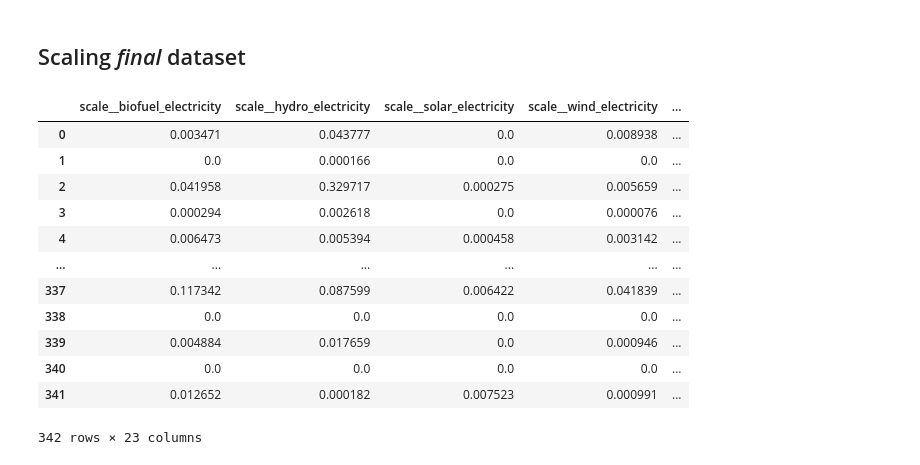
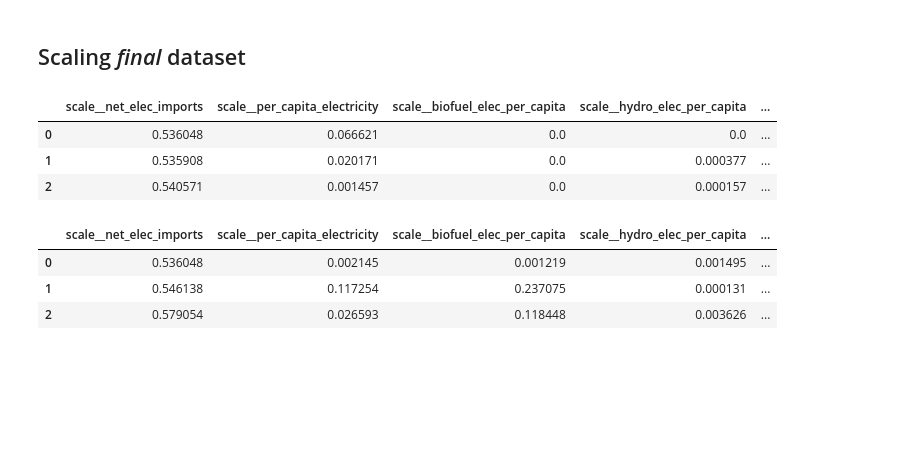
Before and after one commit to up841068/energy-economic-growth, a Jupyter notebook: preprocessing_final.ipynb, the cells around one changed output. Saved outputs shown, nothing was run; the diff lists cells and outputs as text; code cells hidden in the pictures; blank space fills up the shorter version.

```diff
--- a/preprocessing_final.ipynb
+++ b/preprocessing_final.ipynb
@@ -361,20 +367,24 @@ At this point, we have the full dataset with with all target values filled
 # %% [markdown]
 ## Treating 'NaN's from the features
 # %%
-# Checking countries that have more than 20 NaN values in its features (>25%)
+# Checking countries that have more than 35% NaN values in its features
 
-columns = ['biofuel_electricity', 'hydro_electricity', 'solar_electricity', 'wind_electricity',
-           'coal_electricity', 'fossil_electricity', 'gas_production', 'greenhouse_gas_emissions',
-           'low_carbon_electricity', 'net_elec_imports', 'nuclear_electricity', 'oil_production',
-           'primary_energy_consumption','hydro_consumption','per_capita_electricity','biofuel_elec_per_capita',
-           'hydro_elec_per_capita','solar_elec_per_capita','wind_elec_per_capita']
+# feat_columns = ['biofuel_electricity', 'hydro_electricity', 'solar_electricity', 'wind_electricity',
+#            'coal_electricity', 'fossil_electricity', 'gas_production', 'greenhouse_gas_emissions',
+#            'low_carbon_electricity', 'net_elec_imports', 'nuclear_electricity', 'oil_production',
+#            'primary_energy_consumption','hydro_consumption','per_capita_electricity','biofuel_elec_per_capita',
+#            'hydro_elec_per_capita','solar_elec_per_capita','wind_elec_per_capita']
+
+feat_columns = ['net_elec_imports','per_capita_electricity','biofuel_elec_per_capita', 'hydro_elec_per_capita','solar_elec_per_capita','wind_elec_per_capita']
+max_nan_values = (2022 - years_threshold)*len(feat_columns)*0.25 # Calculates the threshold value for 35% of total datapoints per country
+
 total_countries = full_df_gdpclean2['country'].unique()
 no_energy_countries = []
 
 for i in total_countries:
     mask = full_df_gdpclean2['country'] == i
-    nan_sum = full_df_gdpclean2.loc[mask, columns].isna().sum().sum()
-    if nan_sum > 20:
+    nan_sum = full_df_gdpclean2.loc[mask, feat_columns].isna().sum().sum()
+    if nan_sum > max_nan_values:
         no_energy_countries.append(i)
 print(no_energy_countries)
 # %% [output]
@@ -597,35 +618,34 @@ full_cleaned_df_final_train, full_cleaned_df_final_test = train_test_split(full_
 # %%
 # Creating Pipeline for scaling only the features, passing through the target and the reference columns country/year
 
-columns_to_scale = ['biofuel_electricity', 'hydro_electricity', 'solar_electricity', 'wind_electricity',
-                    'coal_electricity', 'fossil_electricity', 'gas_production', 'greenhouse_gas_emissions',
-                    'low_carbon_electricity', 'net_elec_imports', 'nuclear_electricity', 'oil_production',
-                    'primary_energy_consumption','hydro_consumption','per_capita_electricity','biofuel_elec_per_capita',
-                    'hydro_elec_per_capita','solar_elec_per_capita','wind_elec_per_capita']
+columns_to_scale = ['net_elec_imports','per_capita_electricity','biofuel_elec_per_capita', 'hydro_elec_per_capita','solar_elec_per_capita',\
+                    'wind_elec_per_capita']
 ct_final = ColumnTransformer([
                 ("scale", MinMaxScaler(), columns_to_scale)],
                 remainder = "passthrough"
 )
 # %%
-# Fit and transforming the scaling on final dataset
+# Fit and transforming the scaling on final train dataset
 
 full_cleaned_df_final_train_scaled = pd.DataFrame(ct_final.fit_transform(full_cleaned_df_final_train),
-            columns=ct_final.get_feature_names_out())
+                                                    columns=ct_final.get_feature_names_out()
+                                                 )
+
+full_cleaned_df_final_train_scaled.head(3)
+# %% [output]
+|  | scale__net_elec_imports | scale__per_capita_electricity | scale__biofuel_elec_per_capita | scale__hydro_elec_per_capita | ... |
+| 0 | 0.536048 | 0.066621 | 0.0 | 0.0 | ... |
+| 1 | 0.535908 | 0.020171 | 0.0 | 0.000377 | ... |
+| 2 | 0.540571 | 0.001457 | 0.0 | 0.000157 | ... |
 # %%
-full_cleaned_final_test = pd.DataFrame(ct_final.transform(full_cleaned_df_final_test),
-            columns=ct_final.get_feature_names_out())
-full_cleaned_final_test
+# Transforming the final test dataset
+
+full_cleaned_df_final_test_scaled = pd.DataFrame(ct_final.transform(full_cleaned_df_final_test),
+                                        columns=ct_final.get_feature_names_out()
+                                      )
+full_cleaned_df_final_test_scaled.head(3)
 # %% [output]
-|  | scale__biofuel_electricity | scale__hydro_electricity | scale__solar_electricity | scale__wind_electricity | ... |
-| 0 | 0.003471 | 0.043777 | 0.0 | 0.008938 | ... |
-| 1 | 0.0 | 0.000166 | 0.0 | 0.0 | ... |
-| 2 | 0.041958 | 0.329717 | 0.000275 | 0.005659 | ... |
-| 3 | 0.000294 | 0.002618 | 0.0 | 0.000076 | ... |
-| 4 | 0.006473 | 0.005394 | 0.000458 | 0.003142 | ... |
-| ... | ... | ... | ... | ... | ... |
-| 337 | 0.117342 | 0.087599 | 0.006422 | 0.041839 | ... |
-| 338 | 0.0 | 0.0 | 0.0 | 0.0 | ... |
-| 339 | 0.004884 | 0.017659 | 0.0 | 0.000946 | ... |
-| 340 | 0.0 | 0.0 | 0.0 | 0.0 | ... |
-| 341 | 0.012652 | 0.000182 | 0.007523 | 0.000991 | ... |
+|  | scale__net_elec_imports | scale__per_capita_electricity | scale__biofuel_elec_per_capita | scale__hydro_elec_per_capita | ... |
+| 0 | 0.536048 | 0.002145 | 0.001219 | 0.001495 | ... |
+| 1 | 0.546138 | 0.117254 | 0.237075 | 0.000131 | ... |
+| 2 | 0.579054 | 0.026593 | 0.118448 | 0.003626 | ... |
-342 rows × 23 columns
```
Also changed, not shown: parts of 41 cells of this notebook.
